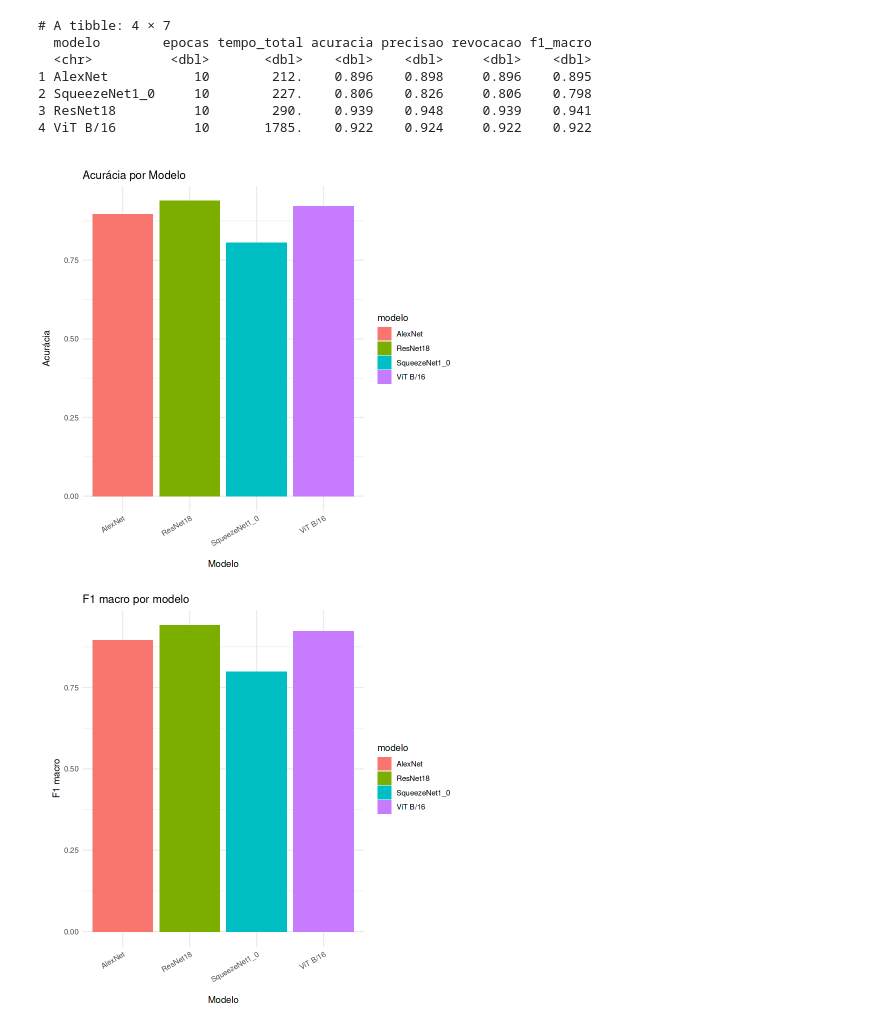
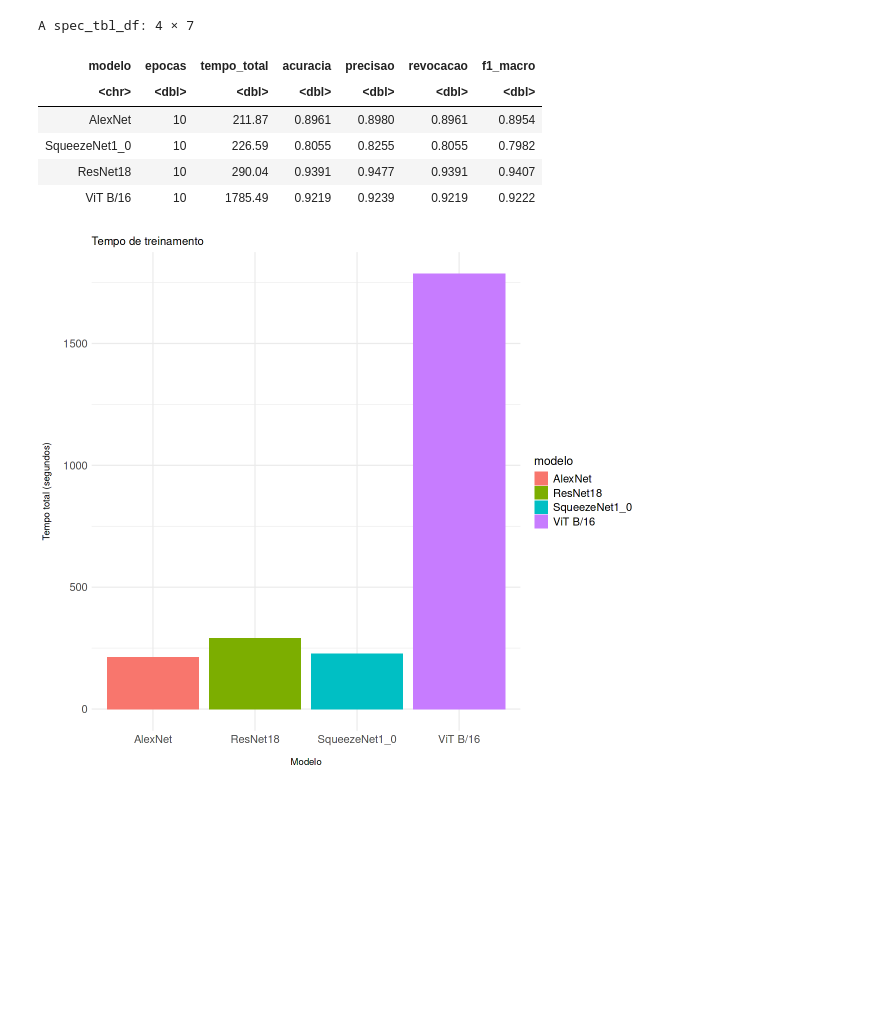
Before and after one commit to lucasjdc/tcc-especializacao, a Jupyter notebook: apresentacao-resultados.ipynb, the cells around one changed output. Cells and saved outputs as stored; diff of their text form; code cells hidden in the pictures; blank space fills up the shorter version.

```diff
--- a/apresentacao-resultados.ipynb
+++ b/apresentacao-resultados.ipynb
@@ -9,13 +11,14 @@ squeezenet <- read_csv("/kaggle/input/resultados-dos-modelos/resultados_do_model
 resnet <- read_csv("/kaggle/input/resultados-dos-modelos/resultados_do_modelo_ResNet18.csv", show_col_types = FALSE)
 vit <- read_csv("/kaggle/input/resultados-dos-modelos/resultados_do_modelo_ViT B_16.csv", show_col_types = FALSE)
 # %%
+# Combinando os dados
 resultados <- bind_rows(alexnet, squeezenet, resnet, vit)
-print(resultados)
+resultados
 # %% [output]
-# A tibble: 4 × 7
-  modelo        epocas tempo_total acuracia precisao revocacao f1_macro
-  <chr>          <dbl>       <dbl>    <dbl>    <dbl>     <dbl>    <dbl>
-1 AlexNet           10        212.    0.896    0.898     0.896    0.895
-2 SqueezeNet1_0     10        227.    0.806    0.826     0.806    0.798
-3 ResNet18          10        290.    0.939    0.948     0.939    0.941
-4 ViT B/16          10       1785.    0.922    0.924     0.922    0.922
+A spec_tbl_df: 4 × 7
+| modelo | epocas | tempo_total | acuracia | precisao | revocacao | f1_macro |
+| <chr> | <dbl> | <dbl> | <dbl> | <dbl> | <dbl> | <dbl> |
+| AlexNet | 10 | 211.87 | 0.8961 | 0.8980 | 0.8961 | 0.8954 |
+| SqueezeNet1_0 | 10 | 226.59 | 0.8055 | 0.8255 | 0.8055 | 0.7982 |
+| ResNet18 | 10 | 290.04 | 0.9391 | 0.9477 | 0.9391 | 0.9407 |
+| ViT B/16 | 10 | 1785.49 | 0.9219 | 0.9239 | 0.9219 | 0.9222 |
@@ -22,18 +27,14 @@ print(resultados)
 # %%
-ggplot(resultados, aes(x= modelo, y = acuracia, fill = modelo)) +
+ggplot(resultados, aes(x = modelo, y = tempo_total, fill = modelo)) +
     geom_col() +
     #scale_fill_grey(start = 0.8, end = 0.2) +
     theme_minimal() +
-    labs(title = "\nAcurácia por Modelo", y = "Acurácia\n", x = "\nModelo") +
-    theme(axis.text.x = element_text(angle = 30, hjust = 1))
+    labs(title = "Tempo de treinamento", y = "Tempo total (segundos)\n", x = "\nModelo") +
+    theme(
+        axis.text.x = element_text(size = 13), # tamanho da fonte de eixo x
+        axis.text.y = element_text(size = 13), # tamanho da fonte do eixo y
+        legend.text = element_text(size = 13), # tamanho da fonte da legenda
+        legend.title = element_text(size = 14) # tamanho do título da legenda
+        )
 # %% [output]
-[figure, old version]
+[figure, new version]
-# %%
-ggplot(resultados, aes(x = modelo, y = f1_macro, fill = modelo)) +
-    geom_col() +
-    #scale_fill_grey(start = 0.8, end = 0.2) +
-    theme_minimal() +
-    labs(title = "F1 macro por modelo", y = "F1 macro\n", x = "\nModelo") +
-    theme(axis.text.x = element_text(angle = 30, hjust = 1))
-# %% [output]
-[figure, removed]
```
Also changed, not shown: parts of 5 cells of this notebook.
